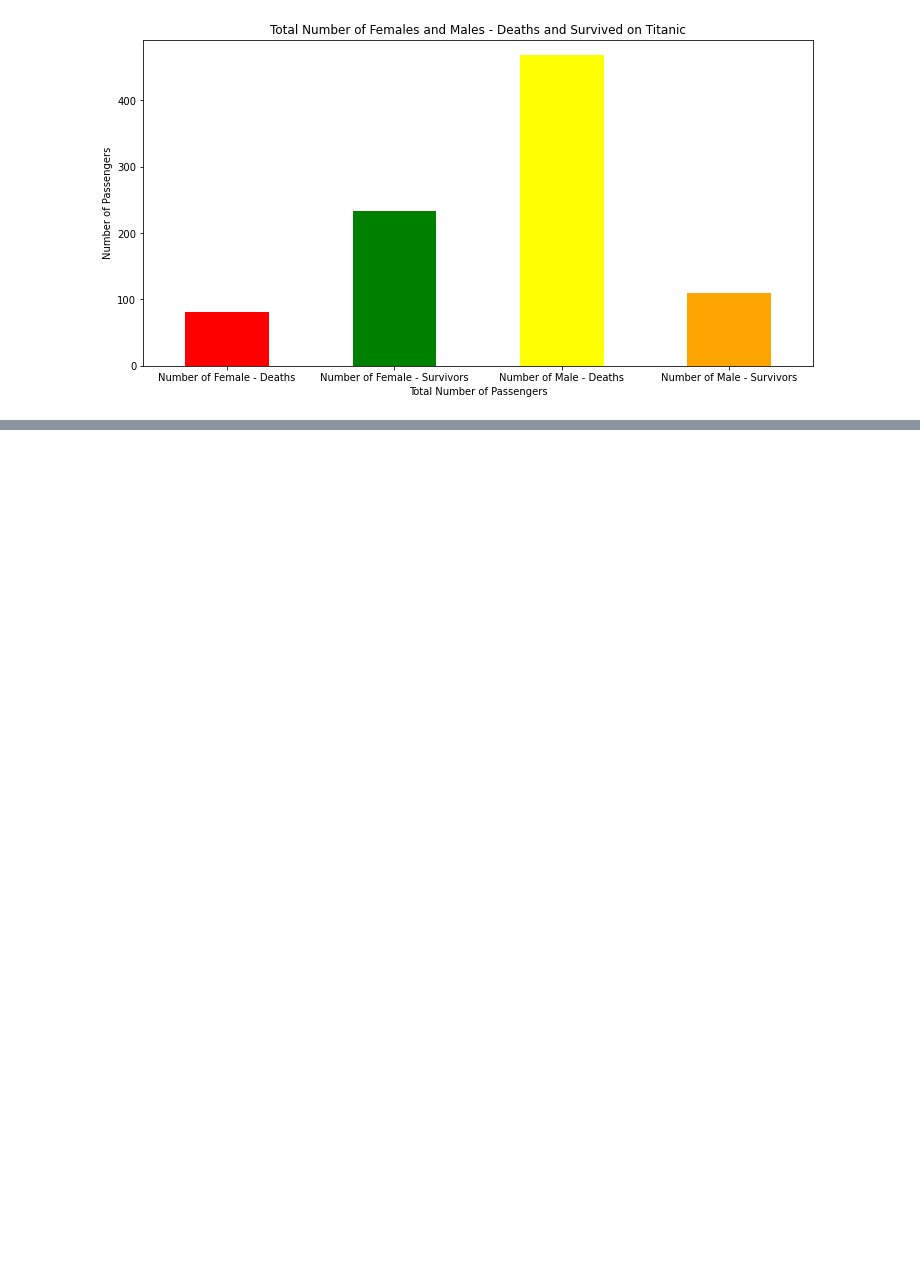
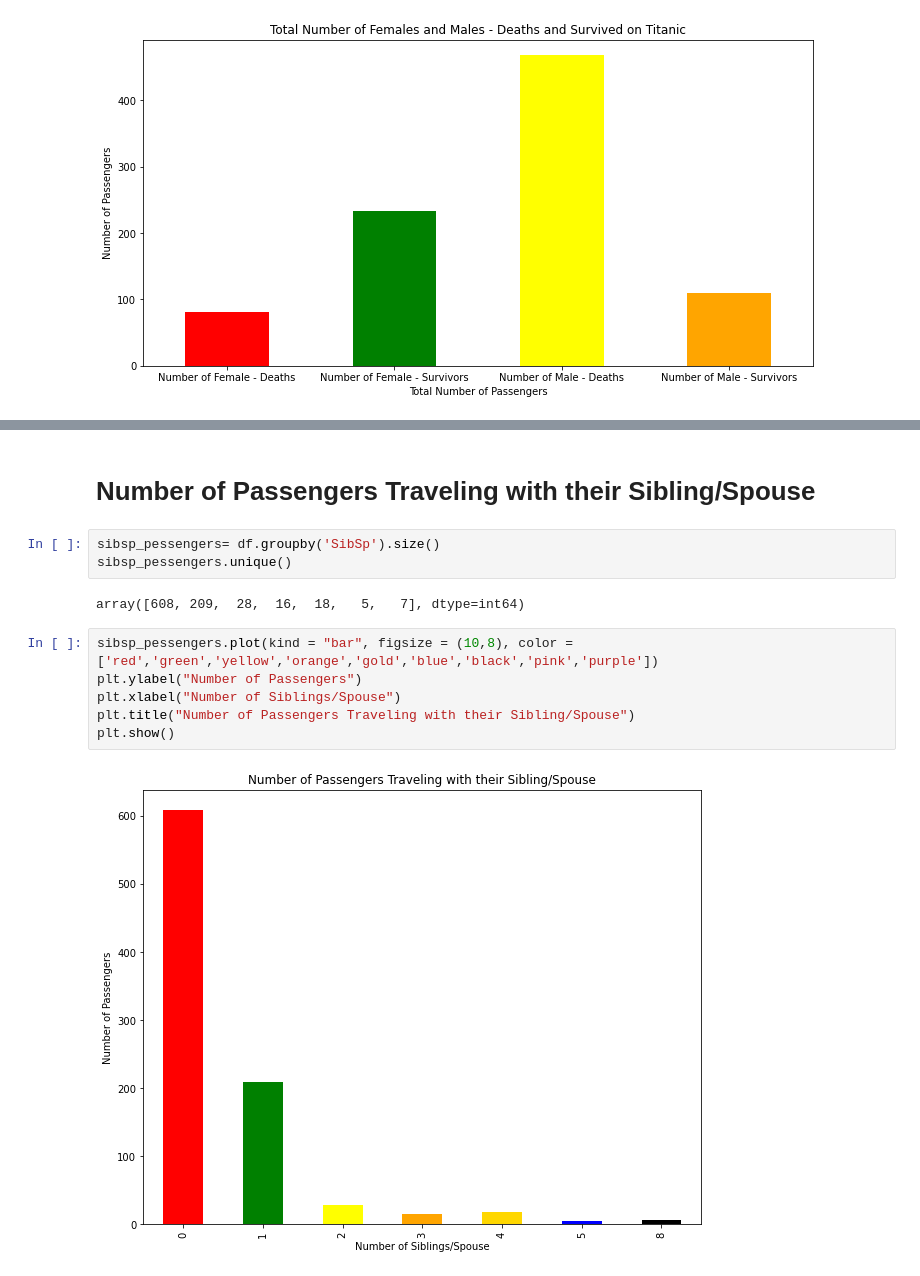
Before and after one commit to SajidMajeed92/UGD-Data-Visualization-Batch6-7, a Jupyter notebook: Week 6/Titanic Data Analysis.ipynb, the cells around one changed output, grey strips where cells are left out. Saved outputs shown, nothing was run; the diff lists cells and outputs as text; blank space fills up the shorter version.

```diff
--- a/Week 6/Titanic Data Analysis.ipynb
+++ b/Week 6/Titanic Data Analysis.ipynb
@@ -280,0 +310,15 @@ plt.show()
+# %% [markdown]
+# Number of Passengers Traveling with their Sibling/Spouse
+# %%
+sibsp_pessengers= df.groupby('SibSp').size()
+sibsp_pessengers.unique()
+# %% [output]
+array([608, 209,  28,  16,  18,   5,   7], dtype=int64)
+# %%
+sibsp_pessengers.plot(kind = "bar", figsize = (10,8), color = ['red','green','yellow','orange','gold','blue','black','pink','purple'])
+plt.ylabel("Number of Passengers")
+plt.xlabel("Number of Siblings/Spouse")
+plt.title("Number of Passengers Traveling with their Sibling/Spouse")
+plt.show()
+# %% [output]
+[figure, added]
```
Also changed, not shown: parts of 20 cells of this notebook.
